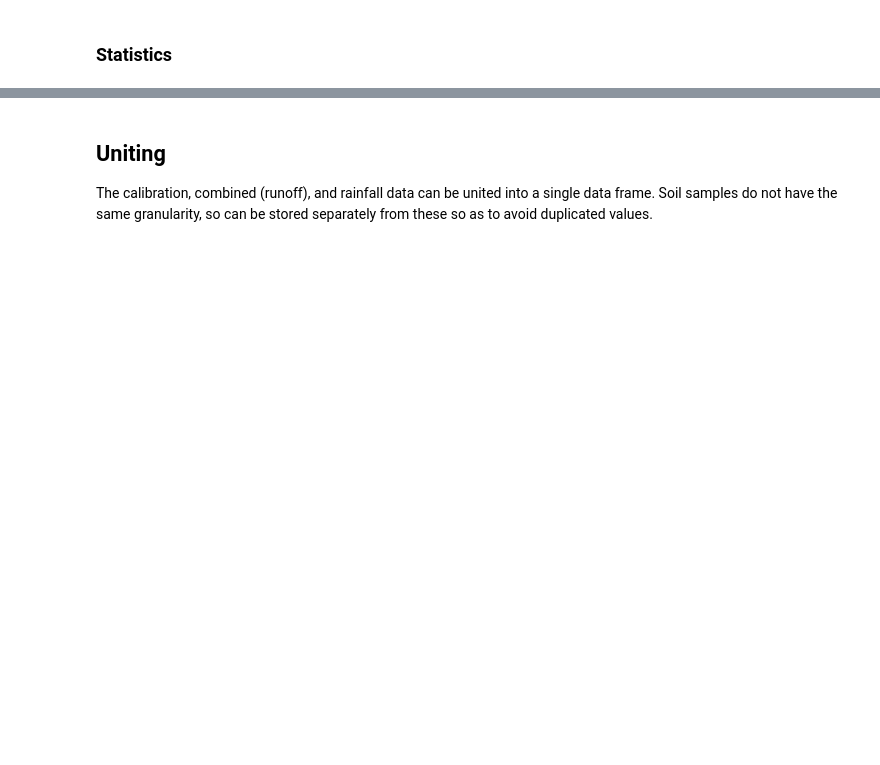
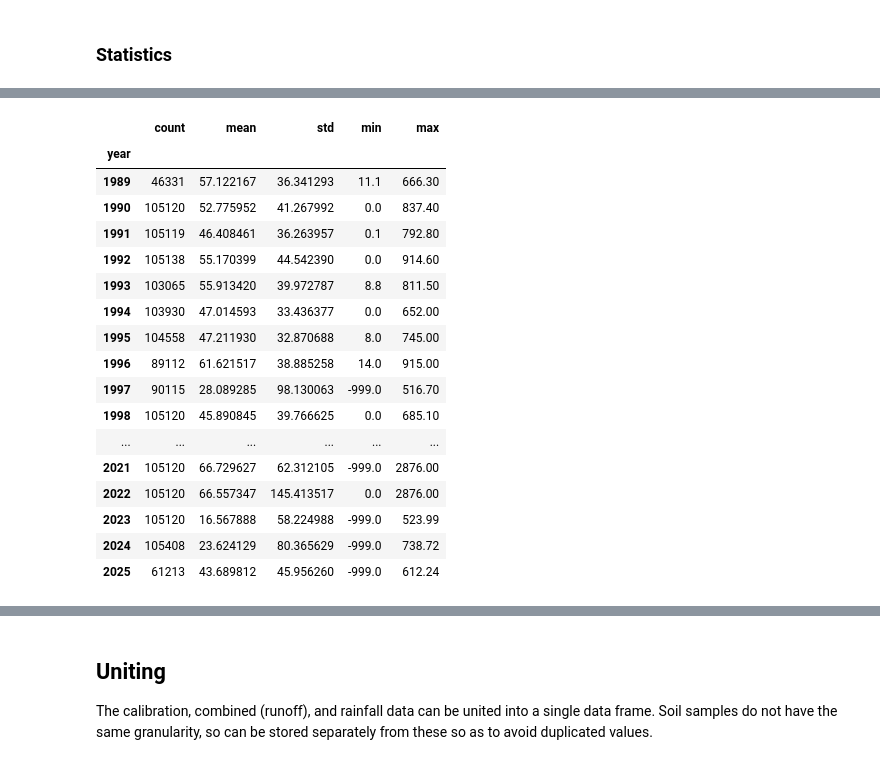
Before and after one commit to gmcginnis/info-698-capstone, a Jupyter notebook: 01_eda.ipynb, the cells around one changed output, grey strips where cells are left out. Cells and saved outputs as stored; diff of their text form; code cells hidden in the pictures; blank space fills up the shorter version.

```diff
--- a/01_eda.ipynb
+++ b/01_eda.ipynb
@@ -661,24 +790,43 @@ print(data_combined['1978-01-01 00:00:00':].groupby('source', dropna=False, obse
 # %%
 # time_series = pd.Series(data_combined, index='datetime')
 # time_series
 # pd.DatetimeIndex.to_series(data_combined)
 # time_series = pd.to_datetime(data_combined.index())
 
 # data_sumstats = data_combined['raw'].dropna().resample('1YE').agg(['mean','std', 'min', 'max']).dropna()
 # data_sumstats
 
-# Removing values below 0
-data_sumstats = data_combined[data_combined['raw'] >= 0]
-# Get yearly averages and std
-data_sumstats_yr = data_sumstats['raw'].dropna().resample('1YE').agg(['count', 'mean','std', 'min', 'max'])
+# # Removing values below 0
+# data_sumstats = data_combined[data_combined['raw'] >= 0]
+# Get yearly stats
+data_sumstats_yr = data_combined['raw'].dropna().resample('1YE').agg(['count', 'mean','std', 'min', 'max'])
 # Get monthly averages and std
-data_sumstats = data_sumstats['raw'].dropna().resample('1ME').agg(['mean','std'])
+data_sumstats = data_combined['raw'].dropna().resample('1ME').agg(['mean','std'])
 
 # Simplifying datetime to the year for readability
 data_sumstats_yr = data_sumstats_yr.reset_index()
 data_sumstats_yr['year'] = data_sumstats_yr['datetime'].dt.year
 data_sumstats_yr = data_sumstats_yr.set_index('year').drop('datetime', axis=1)
-print(data_sumstats_yr)
+data_sumstats_yr
+# %% [output]
+|  | count | mean | std | min | max |
+| year |  |  |  |  |  |
+| 1989 | 46331 | 57.122167 | 36.341293 | 11.1 | 666.30 |
+| 1990 | 105120 | 52.775952 | 41.267992 | 0.0 | 837.40 |
+| 1991 | 105119 | 46.408461 | 36.263957 | 0.1 | 792.80 |
+| 1992 | 105138 | 55.170399 | 44.542390 | 0.0 | 914.60 |
+| 1993 | 103065 | 55.913420 | 39.972787 | 8.8 | 811.50 |
+| 1994 | 103930 | 47.014593 | 33.436377 | 0.0 | 652.00 |
+| 1995 | 104558 | 47.211930 | 32.870688 | 8.0 | 745.00 |
+| 1996 | 89112 | 61.621517 | 38.885258 | 14.0 | 915.00 |
+| 1997 | 90115 | 28.089285 | 98.130063 | -999.0 | 516.70 |
+| 1998 | 105120 | 45.890845 | 39.766625 | 0.0 | 685.10 |
+| ... | ... | ... | ... | ... | ... |
+| 2021 | 105120 | 66.729627 | 62.312105 | -999.0 | 2876.00 |
+| 2022 | 105120 | 66.557347 | 145.413517 | 0.0 | 2876.00 |
+| 2023 | 105120 | 16.567888 | 58.224988 | -999.0 | 523.99 |
+| 2024 | 105408 | 23.624129 | 80.365629 | -999.0 | 738.72 |
+| 2025 | 61213 | 43.689812 | 45.956260 | -999.0 | 612.24 |
 # %%
 #Running avg plot
 
```
Also changed, not shown: parts of 29 cells of this notebook.
